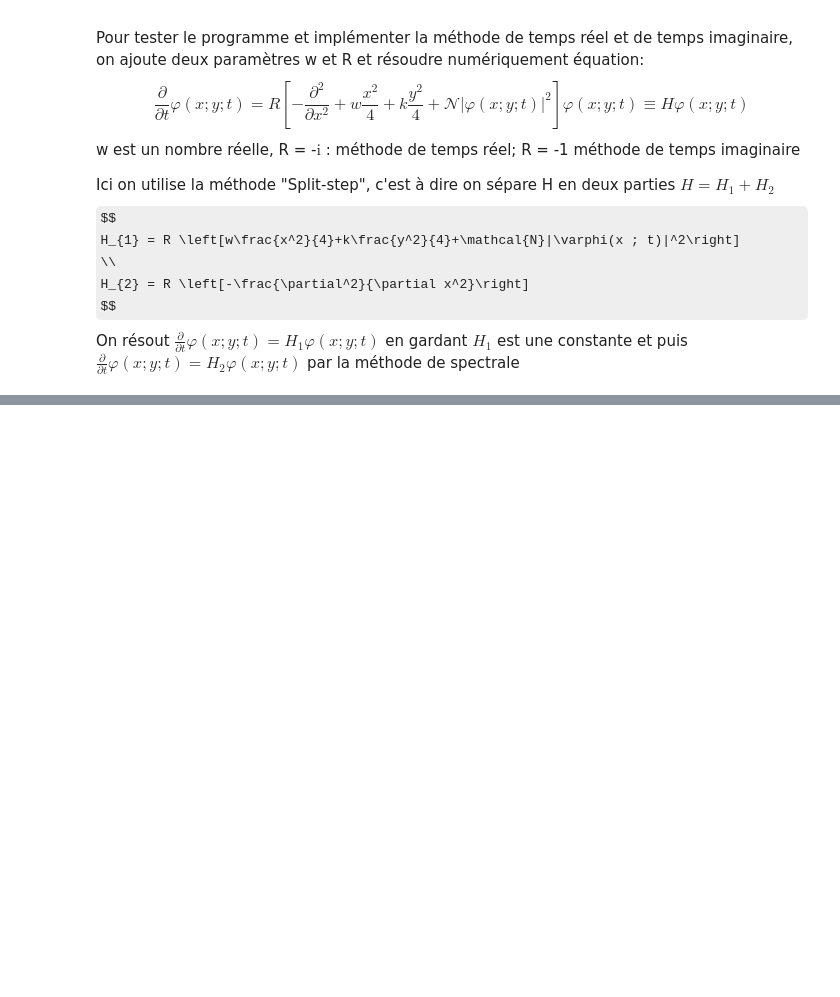
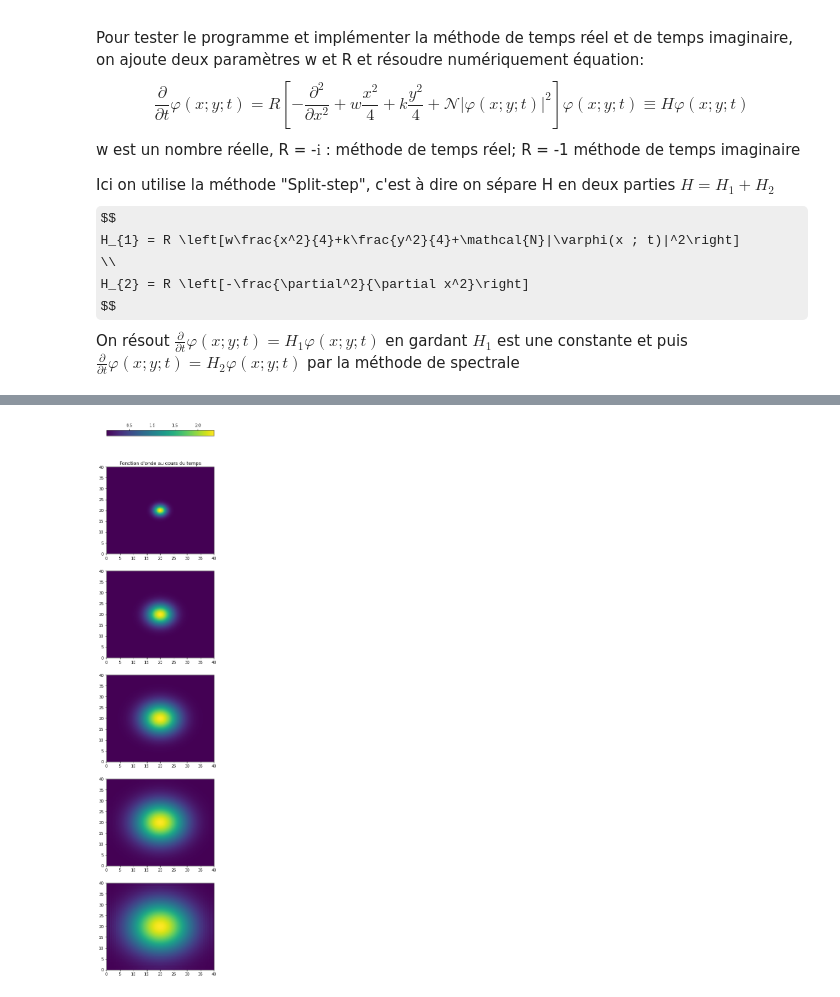
Before and after one commit to VTNay/Boson-Einstein-Condensate, a Jupyter notebook: GPE 2D.ipynb, the cells around one changed output, grey strips where cells are left out. Saved outputs shown, nothing was run; the diff lists cells and outputs as text; code cells hidden in the pictures; some formulas as TeX source; blank space fills up the shorter version.

```diff
--- a/GPE 2D.ipynb
+++ b/GPE 2D.ipynb
@@ -101,27 +103,29 @@ class Gaussian:
         return self.amp * np.exp(-(x-self.x0)**2 / self.widthx**2 -(y-self.y0)**2/self.widthy**2)
 
 # create a Gaussian object
-gauss = Gaussian(50,0.532,0.532,2,2)
+gauss = Gaussian(50,0.532,0.532,20,20)
 # %%
 #Test for w = 0, N = 0, R = 0: étalement d'onde gaussienne
 w = 0           # Valeur de w dans l'equation
 k = 0              #Valeur de k dans l'equation
 N = 0        # Valeur de N dans l'equation
-Nx = Ny = 40      # Nombre de pas de x
-Lx = Ly = 4        # x_max; dx = L/Nx
-Nt = 10      # Nombre de pas de temps
+Nx = Ny = 400      # Nombre de pas de x
+Lx = Ly = 40        # x_max; dx = L/Nx
+Nt = 100      # Nombre de pas de temps
 dt = 0.003         # Intervalle de temp; T = Nt * dt
 NT = 5       #Nombre de pas de T
 GPE = GPE1D(Nx, Ny, Lx, Ly, w, k, N, r = 1)
 GPE.initialize(gauss)
 
-#Graphique au cours du temps
+#Graphiques au cours du temps
 X = GPE.X
 Y = GPE.Y
-fig, ax = plt.subplots(NT,figsize=(6,6*(NT-1)))
-ax[0].set_title("Fonction d'onde au cours du temps")
+fig, ax = plt.subplots(NT,figsize=(5,6*NT))
 for i in range(NT):
     advance(GPE,dt,Nt)
     im = ax[i].pcolormesh(X, Y, abs(GPE.u))
-fig.colorbar(im, ax = ax[:], orientation="horizontal")
+fig.colorbar(im, ax = ax[:], location = 'top',shrink = 1)
+ax[0].set_title("Fonction d'onde au cours du temps")
 plt.show()
+# %% [output]
+[figure, added]
```
Also changed, not shown: parts of 1 cell of this notebook.
